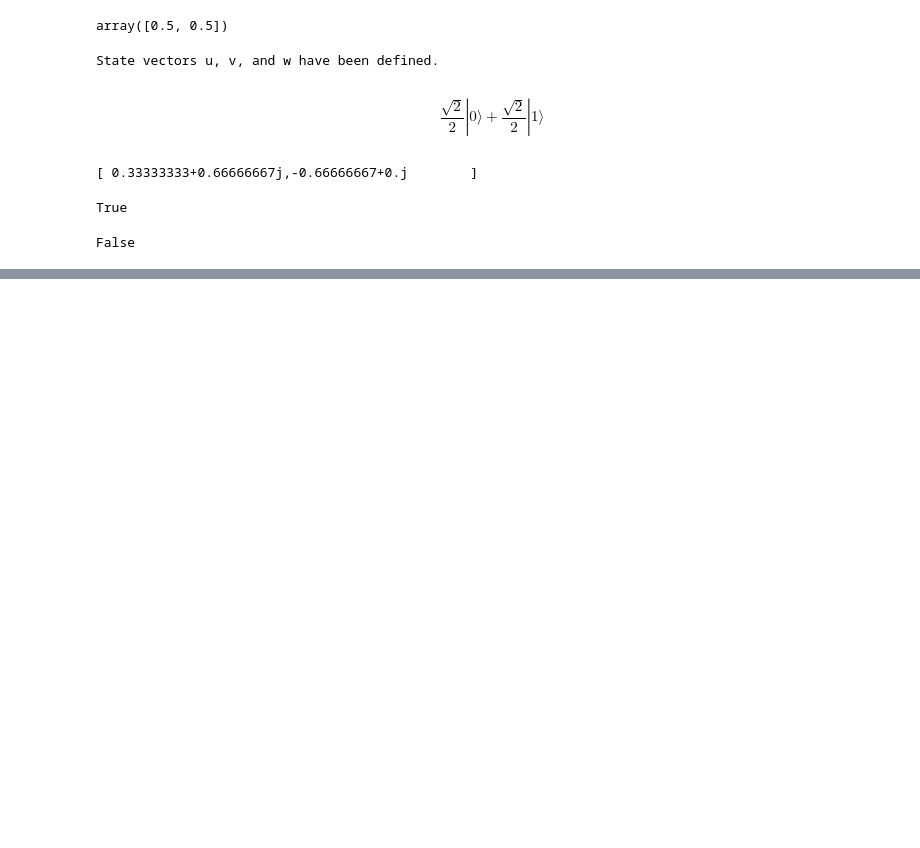
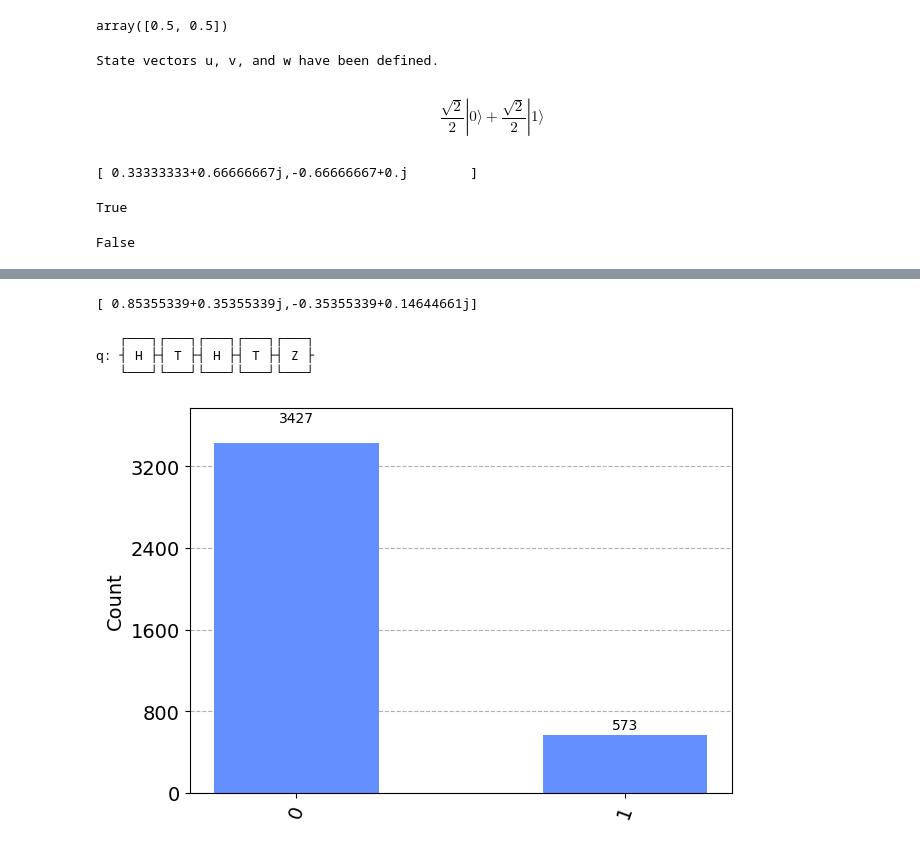
Before and after one commit to thomasbourke1/qiskit-basics, a Jupyter notebook: single-states/qiskit_ex.ipynb, the cells around one changed output, grey strips where cells are left out. Saved outputs shown, nothing was run; the diff lists cells and outputs as text; code cells hidden in the pictures; blank space fills up the shorter version.

```diff
--- a/single-states/qiskit_ex.ipynb
+++ b/single-states/qiskit_ex.ipynb
@@ -34,0 +54,42 @@ False
+# %%
+from qiskit.quantum_info import Operator
+
+X = Operator([[0, 1], [1, 0]])
+Y = Operator([[0, -1.0j], [1.0j, 0]])
+Z = Operator([[1, 0], [0, -1]])
+H = Operator([[1 / sqrt(2), 1 / sqrt(2)], [1 / sqrt(2), -1 / sqrt(2)]])
+S = Operator([[1, 0], [0, 1.0j]])
+T = Operator([[1, 0], [0, (1 + 1.0j) / sqrt(2)]])
+
+v = Statevector([1, 0])
+
+v = v.evolve(H)
+v = v.evolve(T)
+v = v.evolve(H)
+v = v.evolve(T)
+v = v.evolve(Z)
+
+v.draw("text")
+# %% [output]
+[ 0.85355339+0.35355339j,-0.35355339+0.14644661j]
+# %%
+from qiskit import QuantumCircuit
+
+circuit = QuantumCircuit(1)
+
+circuit.h(0)
+circuit.t(0)
+circuit.h(0)
+circuit.t(0)
+circuit.z(0)
+
+circuit.draw()
+# %% [output]
+   ┌───┐┌───┐┌───┐┌───┐┌───┐
+q: ┤ H ├┤ T ├┤ H ├┤ T ├┤ Z ├
+   └───┘└───┘└───┘└───┘└───┘
+# %%
+statistics = v.sample_counts(4000)
+plot_histogram(statistics)
+# %% [output]
+[figure, added]
```
Also changed, not shown: parts of 3 cells of this notebook.
